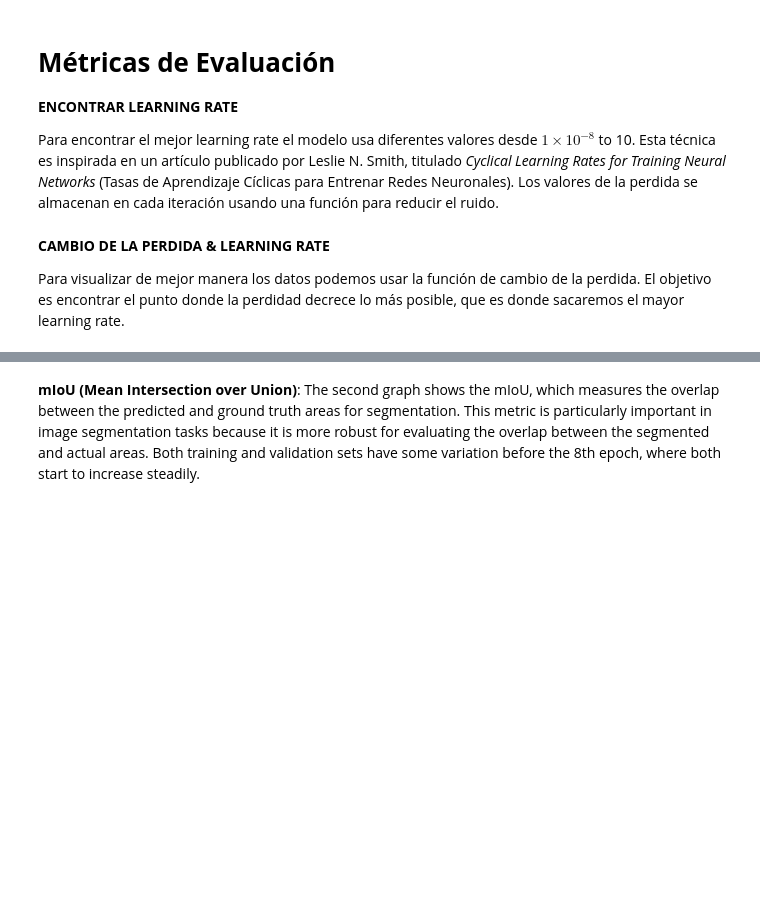
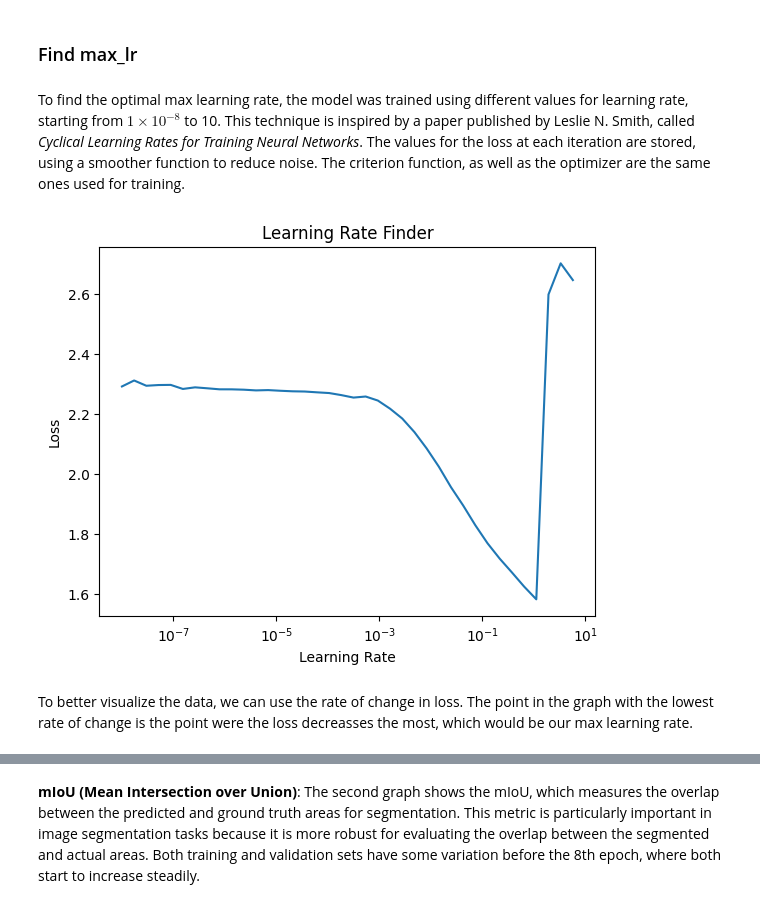
Before and after one commit to Angeltrek/TC3006C-Project, a Jupyter notebook: RETO_Labubus_Matcha_Late.ipynb, the cells around one changed output, grey strips where cells are left out. Saved outputs shown, nothing was run; the diff lists cells and outputs as text; code cells hidden in the pictures; blank space fills up the shorter version.

```diff
--- a/RETO_Labubus_Matcha_Late.ipynb
+++ b/RETO_Labubus_Matcha_Late.ipynb
@@ -569,3 +616,3 @@ Los puentes tienen capas intermedias de convolucion adicionales: limpia y refina
 # %%
-model = smp.UnetPlusPlus('efficientnet-b2',in_channels=1, encoder_weights='imagenet',classes=4, activation=None, encoder_depth=5, decoder_channels=[256, 128, 64, 32, 16], decoder_use_batchnorm=True)
+model = smp.Unet('efficientnet-b2',in_channels=1, encoder_weights='imagenet',classes=4, activation=None, encoder_depth=5, decoder_channels=[256, 128, 64, 32, 16])
 #decoder_attention_type ='scse'
@@ -726,10 +759,9 @@ print()
-# %% [markdown]
-# **Métricas de Evaluación**
-
-**ENCONTRAR LEARNING RATE**
-
-Para encontrar el mejor learning rate el modelo usa diferentes valores desde $ 1 \times 10^{-8} $ to 10. Esta técnica es inspirada en un artículo publicado por Leslie N. Smith, titulado *Cyclical Learning Rates for Training Neural Networks* (Tasas de Aprendizaje Cíclicas para Entrenar Redes Neuronales). Los valores de la perdida se almacenan en cada iteración usando una función para reducir el ruido.
+# %% [markdown]
+### Find max_lr
+# %% [markdown]
+To find the optimal max learning rate, the model was trained using different values for learning rate, starting from $ 1 \times 10^{-8} $ to 10. This technique is inspired by a paper published by Leslie N. Smith, called *Cyclical Learning Rates for Training Neural Networks*. The values for the loss at each iteration are stored, using a smoother function to reduce noise. The criterion function, as well as the optimizer are the same ones used for training.
 # %%
+
 def find_lr(model, train_loader, criterion, optimizer, init_value=1e-8, final_value=10.0, beta=0.98):
     num_iter = len(train_loader)
     lr_values = []
@@ -762,38 +794,38 @@ def find_lr(model, train_loader, criterion, optimizer, init_value=1e-8, final_va
 
         loss.backward()
         optimizer.step()
 
     return lr_values, losses
 
 def plot_lr_finder(lr_values, losses):
     """
     Plots the learning rate finder results.
 
     Args:
         lr_values: A list of learning rates.
         losses: A list of losses.
     """
     plt.plot(lr_values, losses)
     plt.xscale('log')
     plt.xlabel('Learning Rate')
     plt.ylabel('Loss')
     plt.title('Learning Rate Finder')
     plt.show()
 
-model_lr = smp.UnetPlusPlus('efficientnet-b2',in_channels=1, encoder_weights='imagenet',classes=4, activation=None, encoder_depth=5, decoder_channels=[256, 128, 64, 32, 16], decoder_use_batchnorm=True)
+model_lr = smp.Unet('efficientnet-b2',in_channels=1, encoder_weights='imagenet',classes=4, activation=None, encoder_depth=5, decoder_channels=[256, 128, 64, 32, 16])
 #decoder_attention_type ='scse'
 weight_decay = 1e-4
 criterion = nn.CrossEntropyLoss()
 optimizer = torch.optim.AdamW(model_lr.parameters(), weight_decay=weight_decay)
 # Find the optimal learning rate
 lr_values, losses = find_lr(model_lr, train_dataloader, criterion, optimizer)
 
 # Plot the results
 plot_lr_finder(lr_values, losses)
+# %% [output]
+[figure, added]
-# %% [markdown]
-**CAMBIO DE LA PERDIDA & LEARNING RATE**
-
-Para visualizar de mejor manera los datos podemos usar la función de cambio de la perdida. El objetivo es encontrar el punto donde la perdidad decrece lo más posible, que es donde sacaremos el mayor learning rate.
+# %% [markdown]
+To better visualize the data, we can use the rate of change in loss. The point in the graph with the lowest rate of change is the point were the loss decreasses the most, which would be our max learning rate.
 # %%
 # Calculate the derivative of the loss
 diff = np.diff(losses)
```
Also changed, not shown: parts of 108 cells of this notebook.
